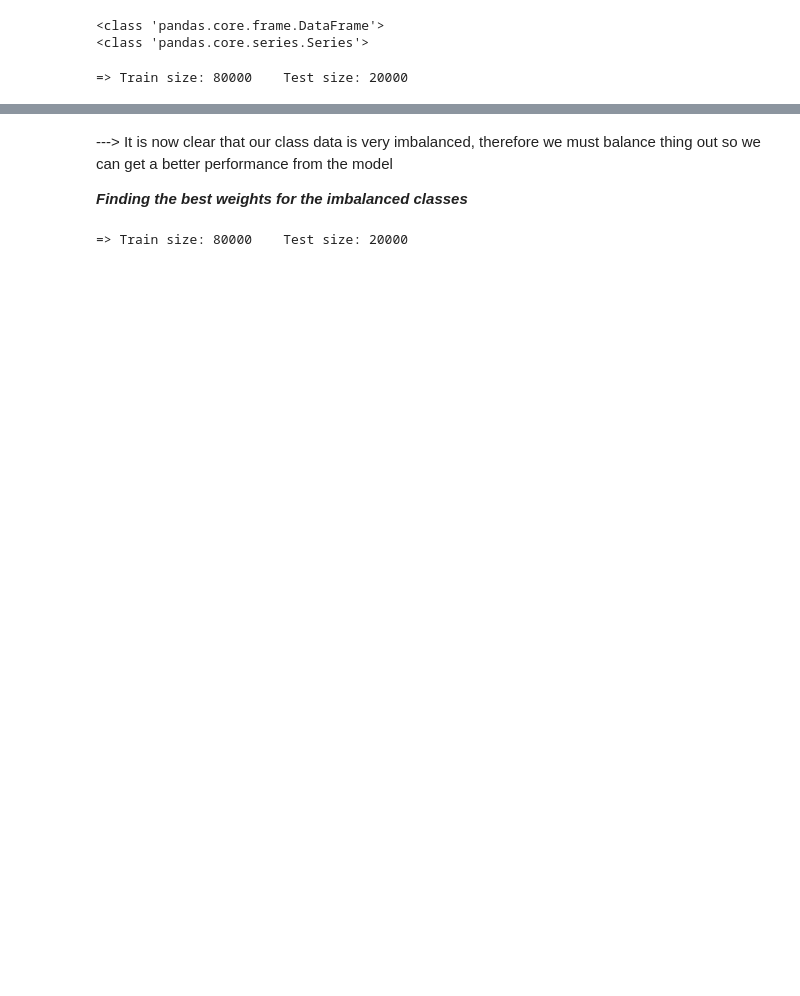
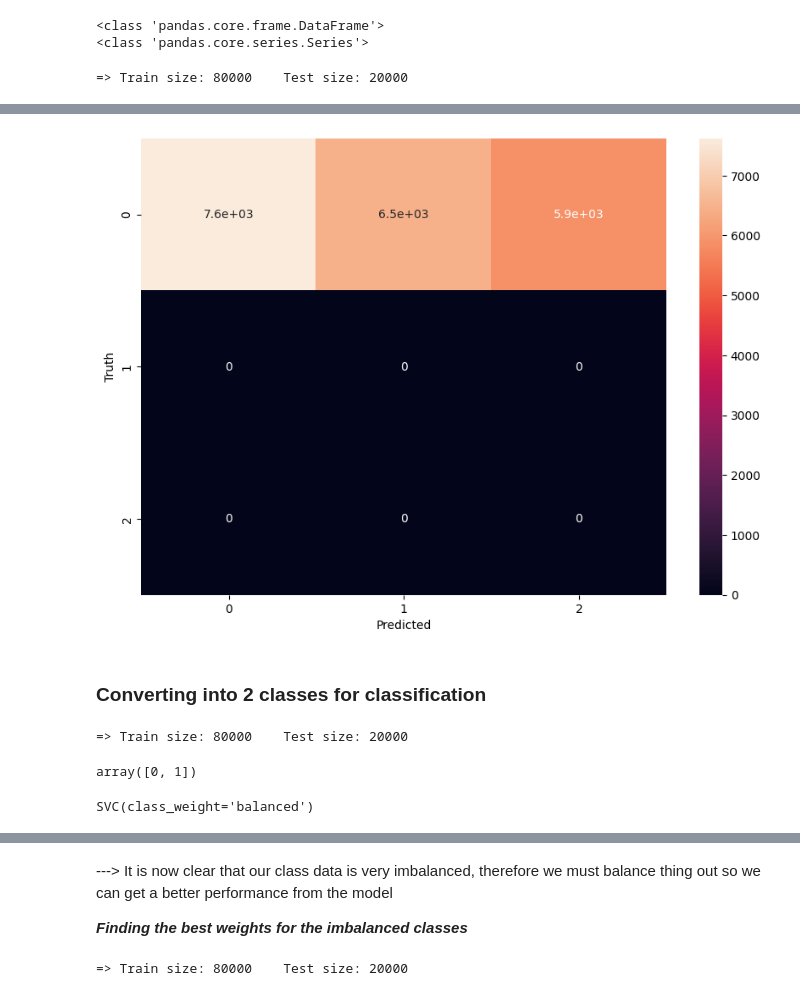
Before and after one commit to gutessitore/StellarClassification, a Jupyter notebook: src/notebooks/cadernoJP.ipynb, the cells around one changed output, grey strips where cells are left out. Saved outputs shown, nothing was run; the diff lists cells and outputs as text; code cells hidden in the pictures; blank space fills up the shorter version.

```diff
--- a/src/notebooks/cadernoJP.ipynb
+++ b/src/notebooks/cadernoJP.ipynb
@@ -146,0 +183,3 @@ plt.show()
+# %%
+# Predicting the test set results
+y_pred_pca = model_pca.predict(X_test)
@@ -146,0 +199,12 @@ plt.show()
+# %%
+# plot PCA confusion matrix
+cm_pca = confusion_matrix(y_test, y_pred_pca)
+plt.figure(figsize=(10, 7))
+sns.heatmap(cm_pca, annot=True)
+plt.xlabel('Predicted')
+plt.ylabel('Truth')
+plt.show()
+# %% [output]
+[figure, added]
+# %% [markdown]
+### Converting into 2 classes for classification
@@ -146,0 +214,10 @@ plt.show()
+# %%
+# Splitting the data into training and testing sets
+X_train, X_test, y_train, y_test = train_test_split(X_2, y_2, test_size=0.2, random_state=42)
+print(f"=> Train size: {len(X_train)}\tTest size: {len(y_test)}")
+# %% [output]
+=> Train size: 80000    Test size: 20000
+# %%
+y_2.unique()
+# %% [output]
+array([0, 1])
@@ -146,0 +229,6 @@ plt.show()
+# %%
+# Training the model
+model = SVC(class_weight='balanced', kernel='rbf', gamma='scale')
+model.fit(X_train, y_train)
+# %% [output]
+SVC(class_weight='balanced')
```
Also changed, not shown: parts of 29 cells of this notebook, 1 other file.
